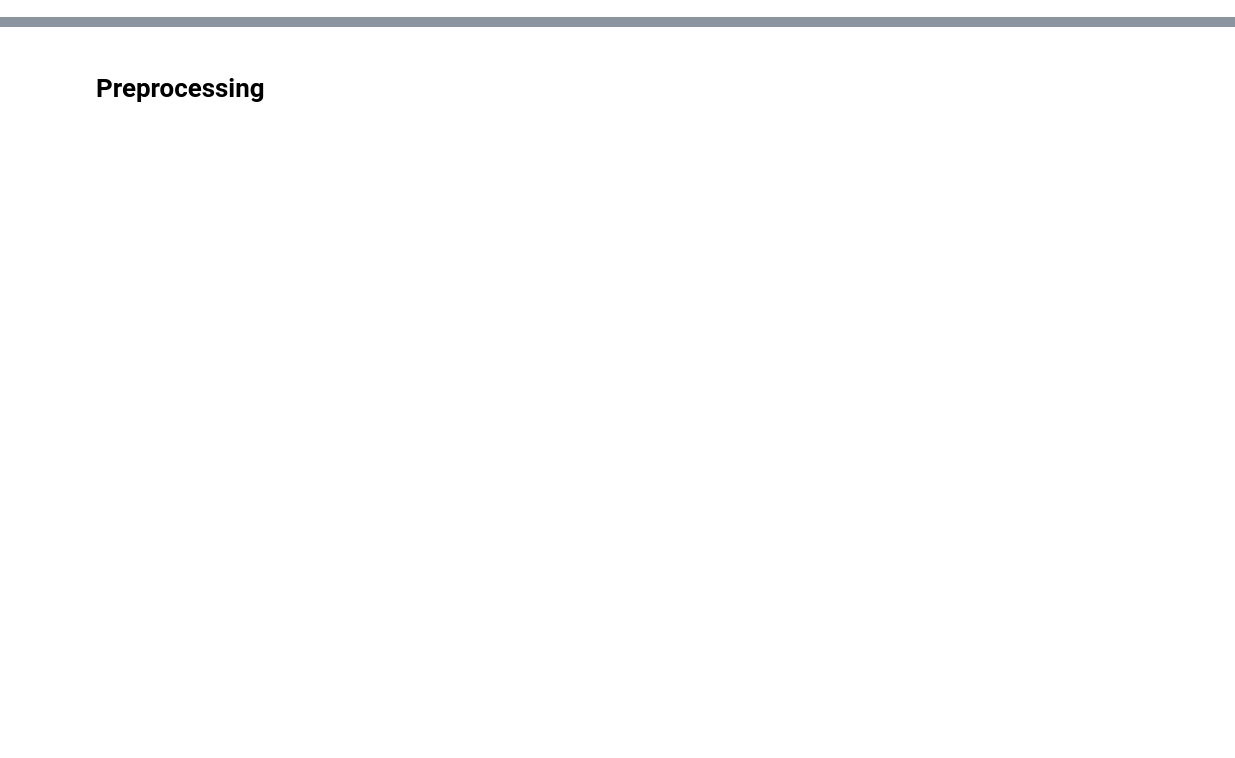
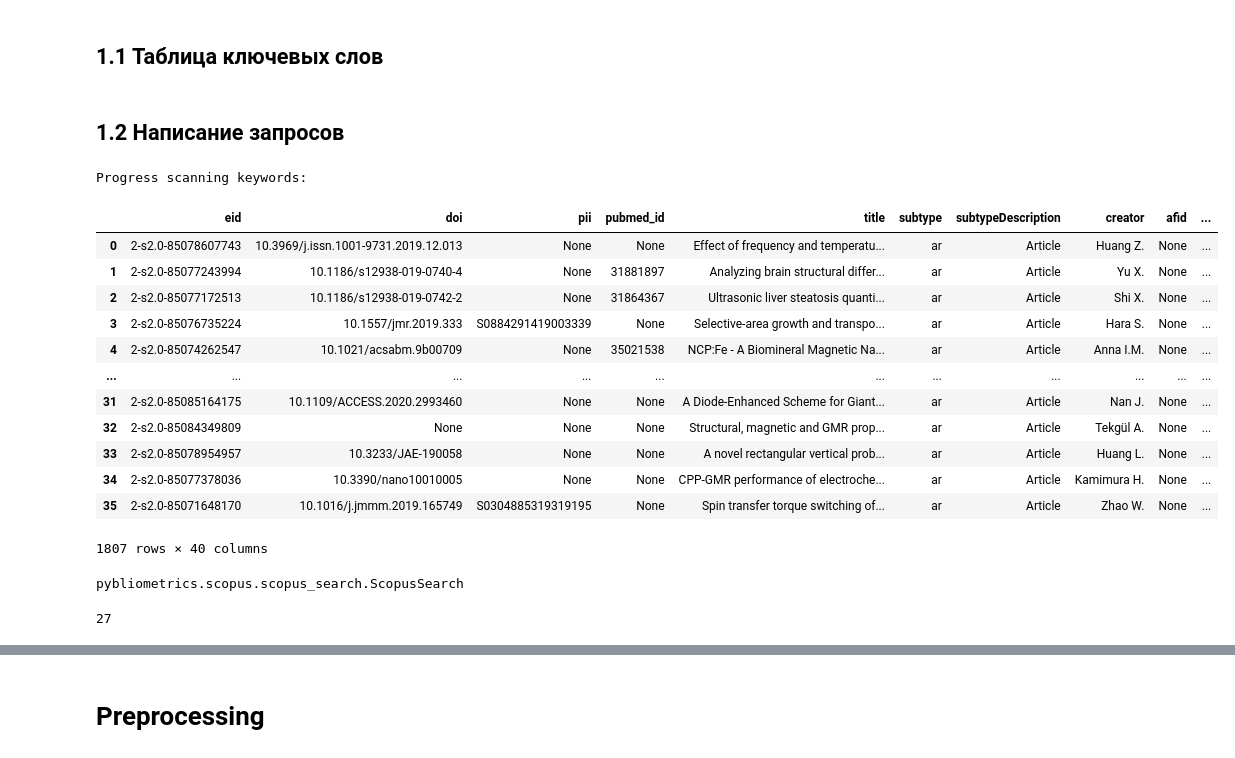
Before and after one commit to kozhukovv/msml, a Jupyter notebook: data_proc_2.ipynb, the cells around one changed output, grey strips where cells are left out. Saved outputs shown, nothing was run; the diff lists cells and outputs as text; code cells hidden in the pictures; blank space fills up the shorter version.

```diff
--- a/data_proc_2.ipynb
+++ b/data_proc_2.ipynb
@@ -11,0 +12,4 @@ from tqdm import tqdm
+# %% [markdown]
+## 1.1 Таблица ключевых слов
+# %% [markdown]
+## 1.2 Написание запросов
@@ -12,2 +19,43 @@ from tqdm import tqdm
+# %%
+def get_papers(keys:list, pubyear:list, doctype:str = 'ar', subjarea:str = 'MATE'):
+    """key – ключевое слово, doctype – вид статьи, subjarea – научная область, pubyear – список годов"""
+
+    dataframe = pd.DataFrame() # список, в которые будут записываться все результаты запросов в списках
+
+    print('Progress scanning keywords:')
+    for key in tqdm(keys):
+        #print(f'Keyword: {key}')
+
+        for year in pubyear:
+            #print(f'Year: {year}')
+            query = f'TITLE-ABS-KEY({key}) AND DOCTYPE({doctype}) AND SUBJAREA({subjarea}) AND PUBYEAR = {year}'
+
+            data = ScopusSearch(query, subscriber=False, verbose=False)
+            data_q = pd.DataFrame(pd.DataFrame(data.results))
+
+            data_q[['keyword', 'doctype', 'subjarea', 'year']] = key, doctype, subjarea, year
+
+            dataframe = pd.concat([dataframe, data_q])
+    return dataframe
+# %%
+df = get_papers(['MR', 'GMR'], [i for i in range(2019,2021)])
+# %% [output]
+Progress scanning keywords:
+# %%
+df
+# %% [output]
+|  | eid | doi | pii | pubmed_id | title | subtype | subtypeDescription | creator | afid | ... |
+| 0 | 2-s2.0-85078607743 | 10.3969/j.issn.1001-9731.2019.12.013 | None | None | Effect of frequency and temperatu... | ar | Article | Huang Z. | None | ... |
+| 1 | 2-s2.0-85077243994 | 10.1186/s12938-019-0740-4 | None | 31881897 | Analyzing brain structural differ... | ar | Article | Yu X. | None | ... |
+| 2 | 2-s2.0-85077172513 | 10.1186/s12938-019-0742-2 | None | 31864367 | Ultrasonic liver steatosis quanti... | ar | Article | Shi X. | None | ... |
+| 3 | 2-s2.0-85076735224 | 10.1557/jmr.2019.333 | S0884291419003339 | None | Selective-area growth and transpo... | ar | Article | Hara S. | None | ... |
+| 4 | 2-s2.0-85074262547 | 10.1021/acsabm.9b00709 | None | 35021538 | NCP:Fe - A Biomineral Magnetic Na... | ar | Article | Anna I.M. | None | ... |
+| ... | ... | ... | ... | ... | ... | ... | ... | ... | ... | ... |
+| 31 | 2-s2.0-85085164175 | 10.1109/ACCESS.2020.2993460 | None | None | A Diode-Enhanced Scheme for Giant... | ar | Article | Nan J. | None | ... |
+| 32 | 2-s2.0-85084349809 | None | None | None | Structural, magnetic and GMR prop... | ar | Article | Tekgül A. | None | ... |
+| 33 | 2-s2.0-85078954957 | 10.3233/JAE-190058 | None | None | A novel rectangular vertical prob... | ar | Article | Huang L. | None | ... |
+| 34 | 2-s2.0-85077378036 | 10.3390/nano10010005 | None | None | CPP-GMR performance of electroche... | ar | Article | Kamimura H. | None | ... |
+| 35 | 2-s2.0-85071648170 | 10.1016/j.jmmm.2019.165749 | S0304885319319195 | None | Spin transfer torque switching of... | ar | Article | Zhao W. | None | ... |
+1807 rows × 40 columns
 # %%
 # Full query
@@ -19,0 +68,8 @@ a = ScopusSearch(query, subscriber=False, verbose=True)
+# %%
+type(data)
+# %% [output]
+pybliometrics.scopus.scopus_search.ScopusSearch
+# %%
+data.get_results_size()
+# %% [output]
+27
```
Also changed, not shown: parts of 22 cells of this notebook.
